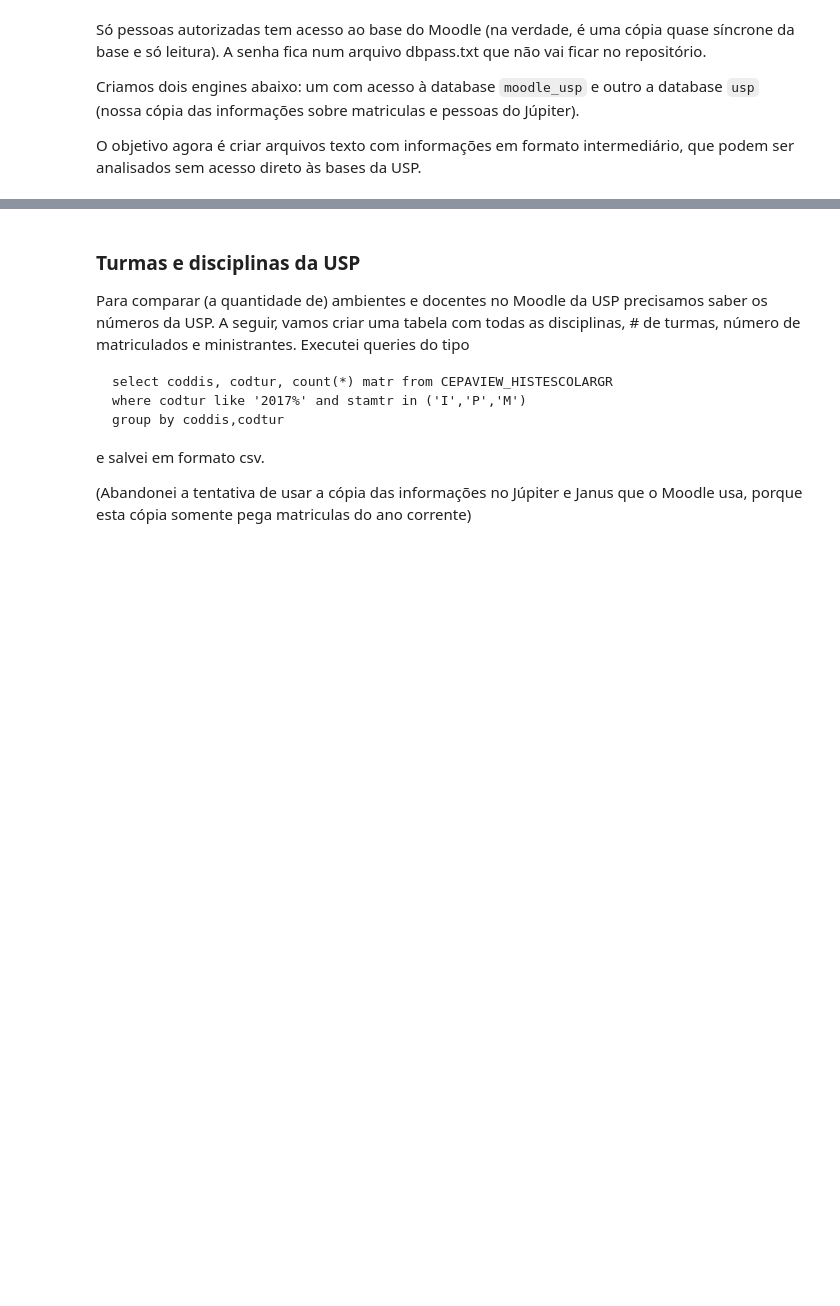
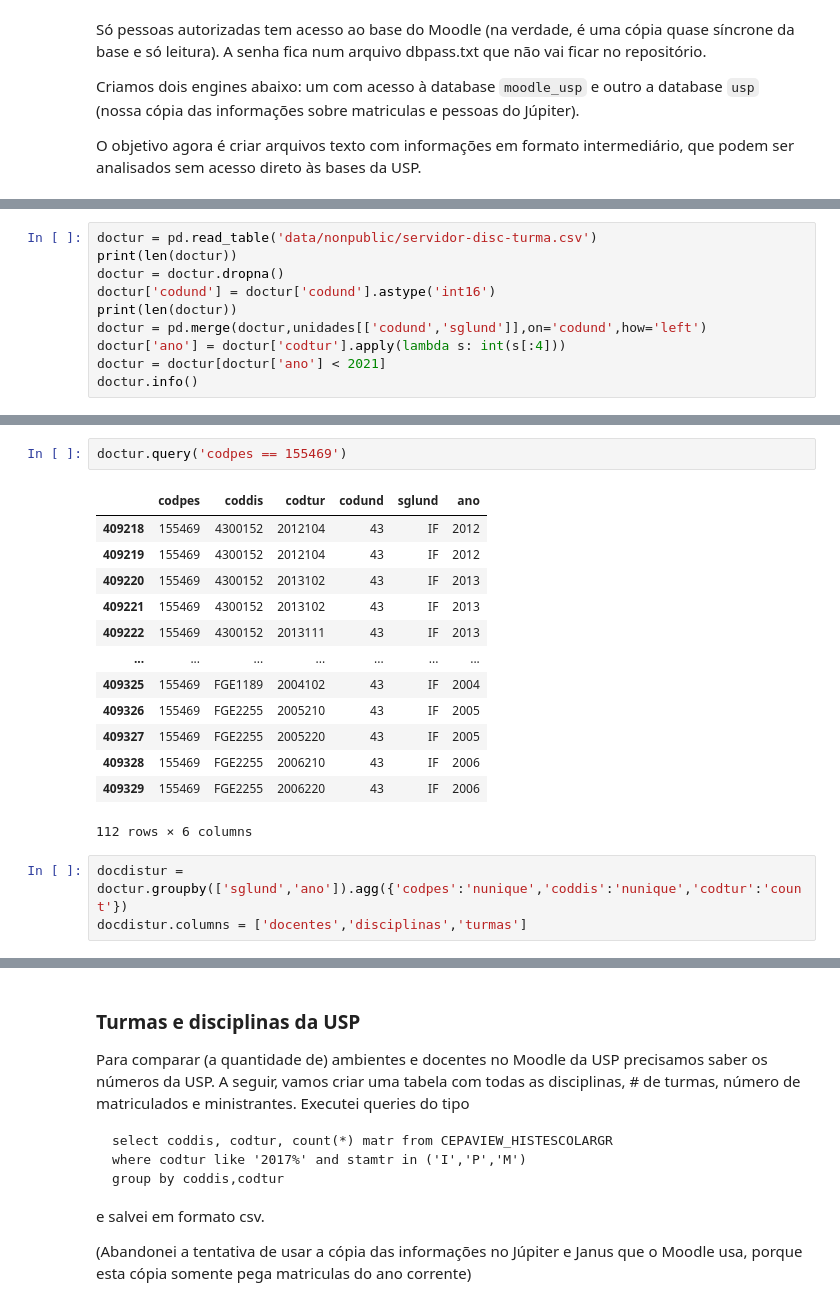
Before and after one commit to gustavo-ifusp/edisc-analytics, a Jupyter notebook: 1-CreateData.ipynb, the cells around one changed output, grey strips where cells are left out. Cells and saved outputs as stored; diff of their text form; blank space fills up the shorter version.

```diff
--- a/1-CreateData.ipynb
+++ b/1-CreateData.ipynb
@@ -25,0 +50,10 @@ pd.read_sql_query("select timecreated from mdl_logstore_standard_log order by ti
+# %%
+doctur = pd.read_table('data/nonpublic/servidor-disc-turma.csv')
+print(len(doctur))
+doctur = doctur.dropna()
+doctur['codund'] = doctur['codund'].astype('int16')
+print(len(doctur))
+doctur = pd.merge(doctur,unidades[['codund','sglund']],on='codund',how='left')
+doctur['ano'] = doctur['codtur'].apply(lambda s: int(s[:4]))
+doctur = doctur[doctur['ano'] < 2021]
+doctur.info()
@@ -25,0 +76,19 @@ pd.read_sql_query("select timecreated from mdl_logstore_standard_log order by ti
+# %%
+doctur.query('codpes == 155469')
+# %% [output]
+|  | codpes | coddis | codtur | codund | sglund | ano |
+| 409218 | 155469 | 4300152 | 2012104 | 43 | IF | 2012 |
+| 409219 | 155469 | 4300152 | 2012104 | 43 | IF | 2012 |
+| 409220 | 155469 | 4300152 | 2013102 | 43 | IF | 2013 |
+| 409221 | 155469 | 4300152 | 2013102 | 43 | IF | 2013 |
+| 409222 | 155469 | 4300152 | 2013111 | 43 | IF | 2013 |
+| ... | ... | ... | ... | ... | ... | ... |
+| 409325 | 155469 | FGE1189 | 2004102 | 43 | IF | 2004 |
+| 409326 | 155469 | FGE2255 | 2005210 | 43 | IF | 2005 |
+| 409327 | 155469 | FGE2255 | 2005220 | 43 | IF | 2005 |
+| 409328 | 155469 | FGE2255 | 2006210 | 43 | IF | 2006 |
+| 409329 | 155469 | FGE2255 | 2006220 | 43 | IF | 2006 |
+112 rows × 6 columns
+# %%
+docdistur = doctur.groupby(['sglund','ano']).agg({'codpes':'nunique','coddis':'nunique','codtur':'count'})
+docdistur.columns = ['docentes','disciplinas','turmas']
```
Also changed, not shown: parts of 15 cells of this notebook, 3 other files.
